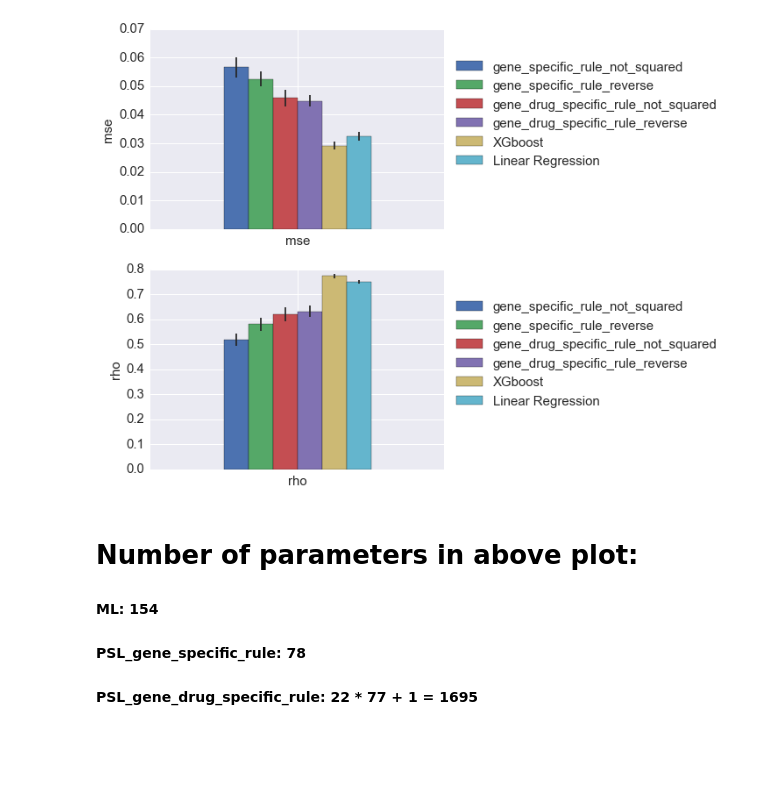
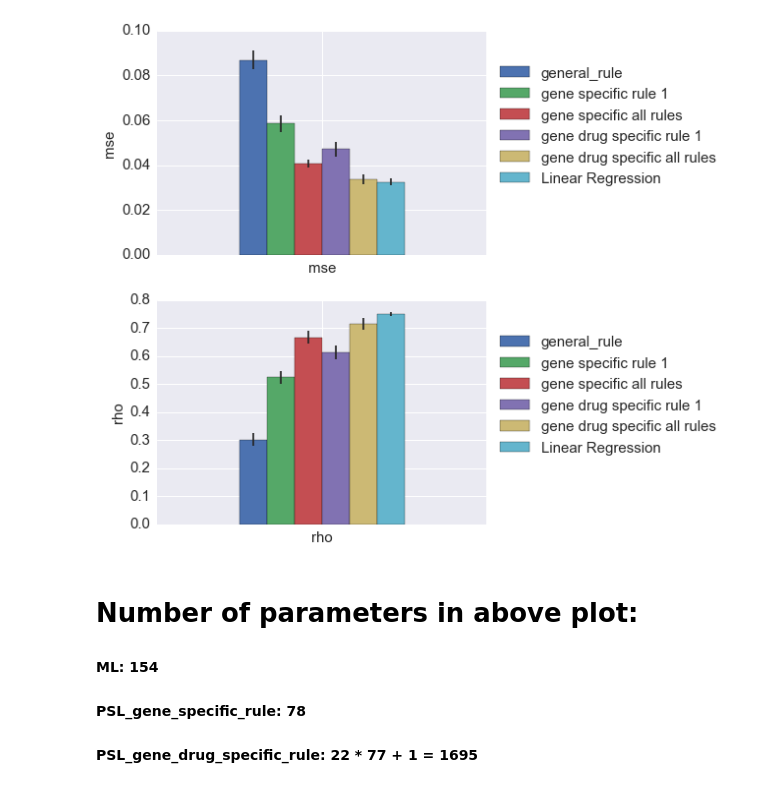
Before and after one commit to MollyZhang/drug_sensitivity_ML, a Jupyter notebook: evaluation/ML_comparison.ipynb, the cells around one changed output. Drawn from its saved outputs; the diff is of its cells as text; code cells hidden in the pictures; blank space fills up the shorter version.

```diff
--- a/evaluation/ML_comparison.ipynb
+++ b/evaluation/ML_comparison.ipynb
@@ -20,8 +20,9 @@ def PSL_result(subsets=[], psl_types=[], legends=[], scaling="percent", title=""
     INFER = "../psl/result/{0}_overlap/{1}/"
     matrix_file = "../data/data_table_{0}_{1}_overlap.tsv".format(scaling, "_".join(subsets))
 
-    Classifiers = {"XGBoost": xgb.XGBRegressor(n_estimators=100),
-                   "Linear Regression": linear_model.LinearRegression()}
+    Classifiers = {#"XGBoost": xgb.XGBRegressor(n_estimators=100),
+                   "Linear Regression": linear_model.LinearRegression()
+                  }
 
     results = {"mse": {"mean": pd.DataFrame(), "error": pd.DataFrame(index=[0])},
                "rho": {"mean": pd.DataFrame(), "error": pd.DataFrame(index=[0])}}
@@ -48,24 +49,29 @@ def PSL_result(subsets=[], psl_types=[], legends=[], scaling="percent", title=""
         results[accu_type]["mean"].plot.bar(ax=ax[idx], yerr=results[accu_type]["error"],
                                             fontsize=15, rot=0)
         ax[idx].set_ylabel(accu_type, fontsize=15)
-        ax[idx].legend(legends + ["XGboost", "Linear Regression"], loc='best', bbox_to_anchor=(1.0, 0.9), fontsize=15)
+        ax[idx].legend(legends + ["Linear Regression"], loc='best', bbox_to_anchor=(1.0, 0.9), fontsize=15)
     ax[0].set_title(title, fontsize=15)
 # %%
-to_plot = ["gene_specific_rule_not_squared",
-           "gene_specific_rule_reverse",
-           "gene_drug_specific_rule_not_squared",
-           "gene_drug_specific_rule_reverse"
-          ]
+to_plot = [
+"general_rule",
+"rule_swapping_experiment/gene_specific_rule_and_not_sensitive_prior",
+"rule_swapping_experiment/all_rules",
+"gene_drug_specific_rule_weight_1_iters_100_lr_10",
+"gene_drug_specific_rule_all_rules",
 
-legends = ["gene specific rule",
-           "gene specific rule + reverse_rules",
-           "gene drug specific rule",
-           "gene drug specific rule + reverse_rules",
-          ]
+]
 
-PSL_result(subsets=["essential"], psl_types=to_plot, legends=to_plot)
+legends = ["general_rule",
+           "gene specific rule 1",
+           "gene specific all rules",
+           "gene drug specific rule 1",
+           "gene drug specific all rules"]
+
+
+
+PSL_result(subsets=["essential"], psl_types=to_plot, legends=legends)
 # %% [output]
-[figure, old version]
+[figure, new version]
 # %% [markdown]
 # Number of parameters in above plot:
 #### ML: 154
```
Also changed, not shown: 20 other files.
